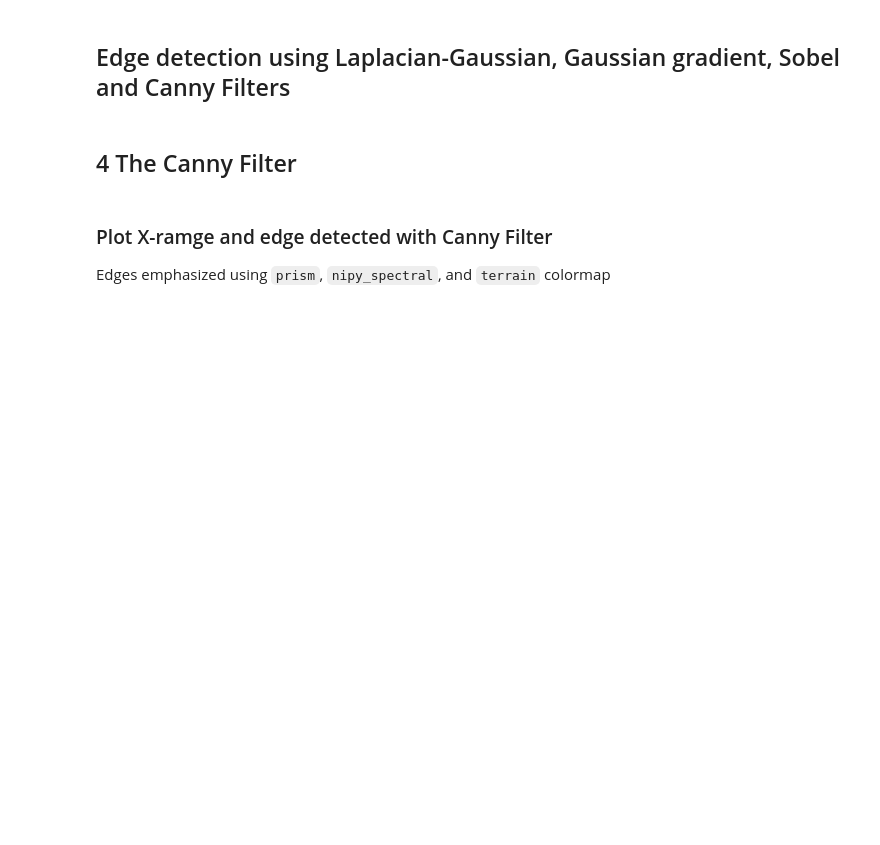
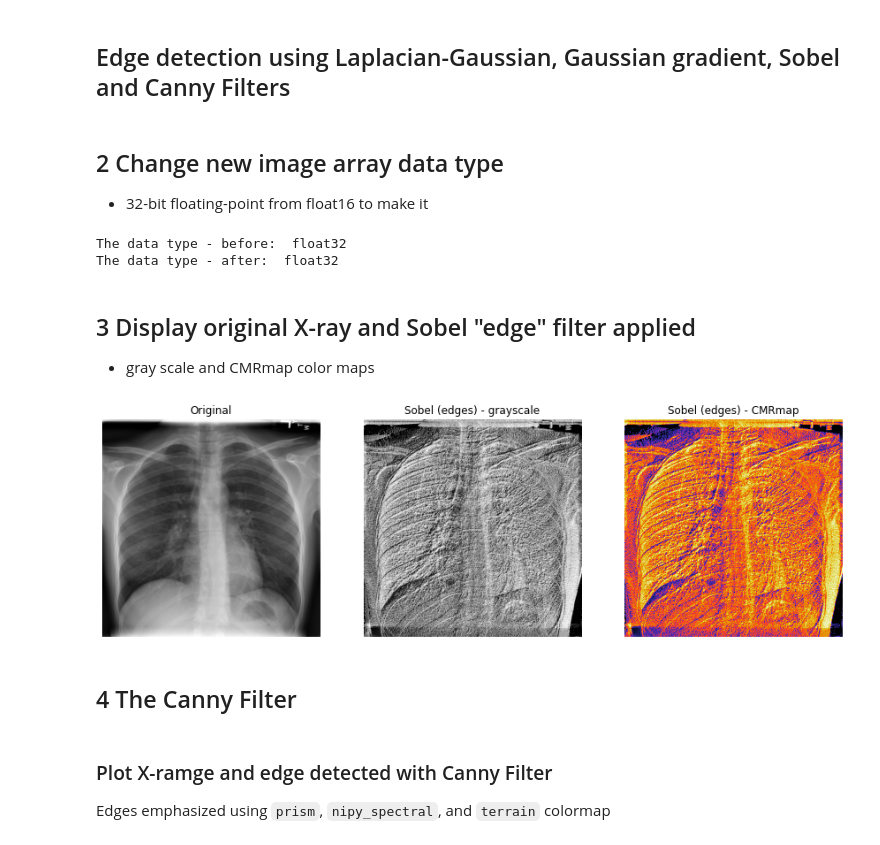
Before and after one commit to NilSagor/dataset_practice, a Jupyter notebook: xray_analysis/Xray Image Analysis.ipynb, the cells around one changed output. Drawn from its saved outputs; the diff is of its cells as text; code cells hidden in the pictures; blank space fills up the shorter version.

Commit message:
sobel filter

```diff
--- a/xray_analysis/Xray Image Analysis.ipynb
+++ b/xray_analysis/Xray Image Analysis.ipynb
@@ -78,6 +78,42 @@ to embed gif animation in notebook as markdown
 <img src="../datasets/xray_image.gif" width="750" align="center">
 # %% [markdown]
 ## Edge detection using Laplacian-Gaussian, Gaussian gradient, Sobel and Canny Filters
+# %% [markdown]
+## 2 Change new image array data type
+- 32-bit floating-point from float16 to make it
+# %%
+x_sobel = ndimage.sobel(xray_image, axis=0)
+y_sobel = ndimage.sobel(xray_image, axis=1)
+
+xray_image_sobel = np.hypot(x_sobel, y_sobel)
+xray_image_sobel *= 255.0 / np.max(xray_image_sobel)
+# %%
+Image
+xray_image_sobel *= 255.0 / np.max(xray_image_sobel)
+# %%
+print("The data type - before: ", xray_image_sobel.dtype)
+xray_image_sobel = xray_image_sobel.astype("float32")
+print("The data type - after: ", xray_image_sobel.dtype)
+# %% [output]
+The data type - before:  float32
+The data type - after:  float32
+# %% [markdown]
+## 3 Display original X-ray and Sobel "edge" filter applied
+- gray scale and CMRmap color maps
+# %%
+fig, axes = plt.subplots(nrows=1, ncols=3, figsize=(15, 15))
+
+axes[0].set_title("Original")
+axes[0].imshow(xray_image, cmap="gray")
+axes[1].set_title("Sobel (edges) - grayscale")
+axes[1].imshow(xray_image_sobel, cmap="gray")
+axes[2].set_title("Sobel (edges) - CMRmap")
+axes[2].imshow(xray_image_sobel, cmap="CMRmap")
+for i in axes:
+    i.axis("off")
+plt.show()
+# %% [output]
+[figure, added]
 # %% [markdown]
 ## 4 The Canny Filter
 # %% [markdown]
```
Also changed, not shown: 1 other file.
